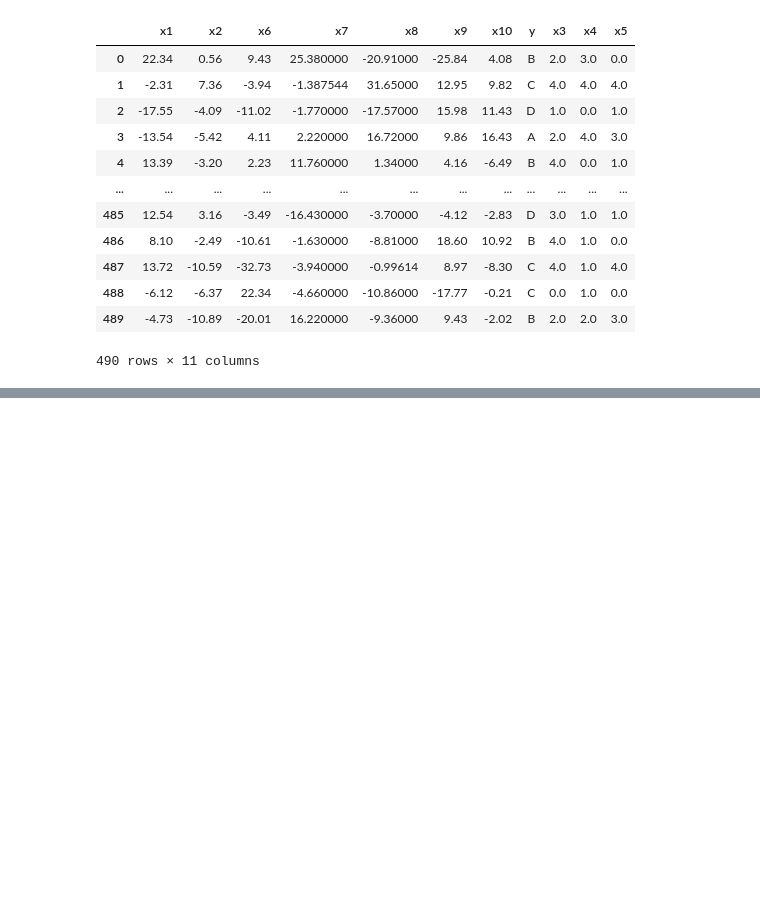
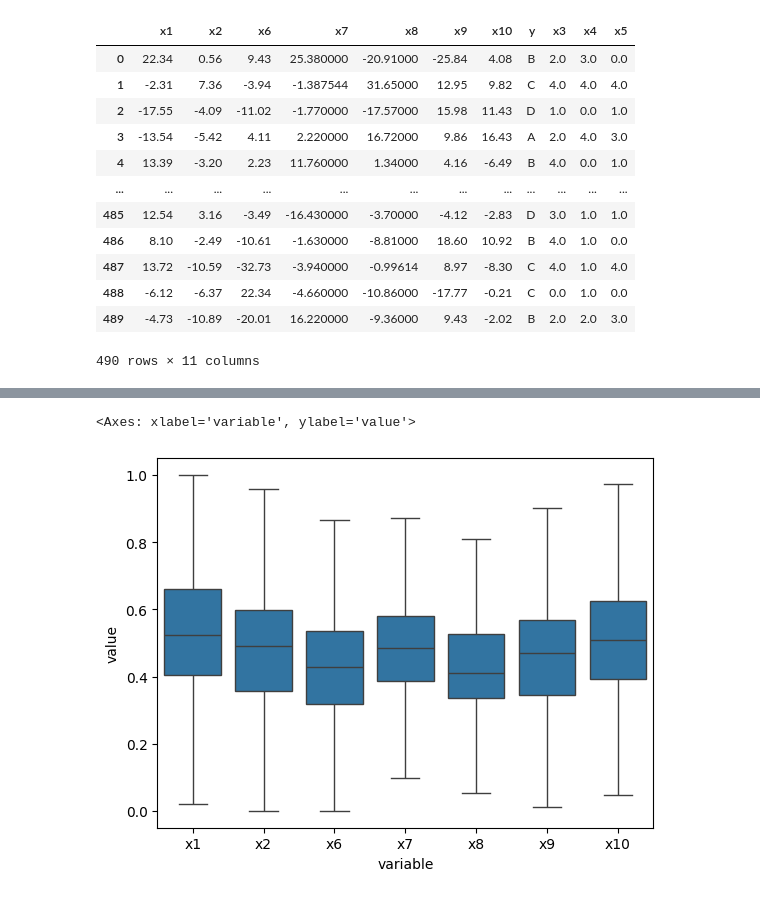
Before and after one commit to worachote1/CE-DataAnalytics, a Jupyter notebook: ex_1_classification/ex_1_classification.ipynb, the cells around one changed output, grey strips where cells are left out. Saved outputs shown, nothing was run; the diff lists cells and outputs as text; code cells hidden in the pictures; blank space fills up the shorter version.

Commit message:
ex_1_classification: handle outlier by IQR clip range

```diff
--- a/ex_1_classification/ex_1_classification.ipynb
+++ b/ex_1_classification/ex_1_classification.ipynb
@@ -96,0 +194,11 @@ ex1_class_train_df
+# %%
+# plot after remove outlier
+
+# Melt the DataFrame to long format
+df_melted = ex1_class_train_df[target_num_features].melt()
+
+# Create the grouped boxplot
+sns.boxplot(x='variable', y='value', data=df_melted)
+# %% [output]
+<Axes: xlabel='variable', ylabel='value'>
+[figure, added]
```
Also changed, not shown: parts of 7 cells of this notebook.
